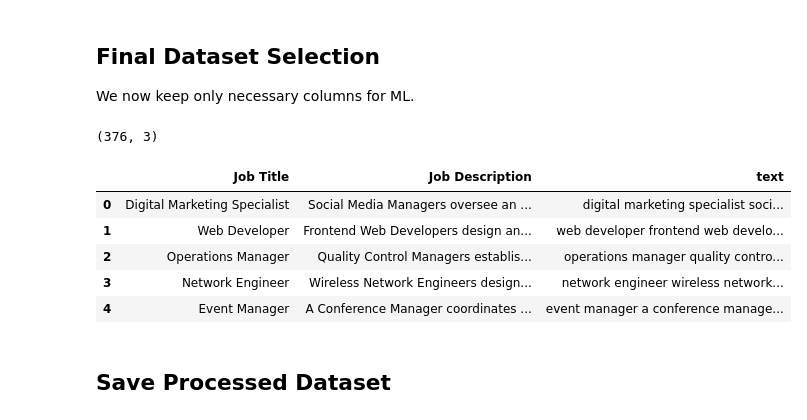
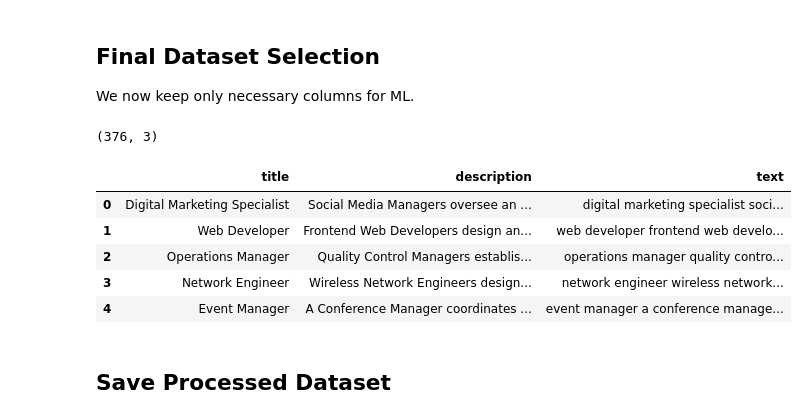
Before and after one commit to aminayusif/Smart-Job-Alert-Bot, a Jupyter notebook: notebooks/eda.ipynb, the cells around one changed output. Drawn from its saved outputs; the diff is of its cells as text; code cells hidden in the pictures.

```diff
--- a/notebooks/eda.ipynb
+++ b/notebooks/eda.ipynb
@@ -193,13 +193,18 @@ word_counts.most_common(20)
 
 We now keep only necessary columns for ML.
 # %%
-final_df = df[["Job Title", "Job Description", "text"]].copy()
+df.rename(columns={
+    "Job Title": "title",
+    "Job Description": "description"
+}, inplace=True)
+
+final_df = df[["title", "description", "text"]].copy()
 
 print(final_df.shape)
 final_df.head()
 # %% [output]
 (376, 3)
-|  | Job Title | Job Description | text |
+|  | title | description | text |
 | 0 | Digital Marketing Specialist | Social Media Managers oversee an ... | digital marketing specialist soci... |
 | 1 | Web Developer | Frontend Web Developers design an... | web developer frontend web develo... |
 | 2 | Operations Manager | Quality Control Managers establis... | operations manager quality contro... |
```
Also changed, not shown: parts of 1 cell of this notebook, 11 other files.
